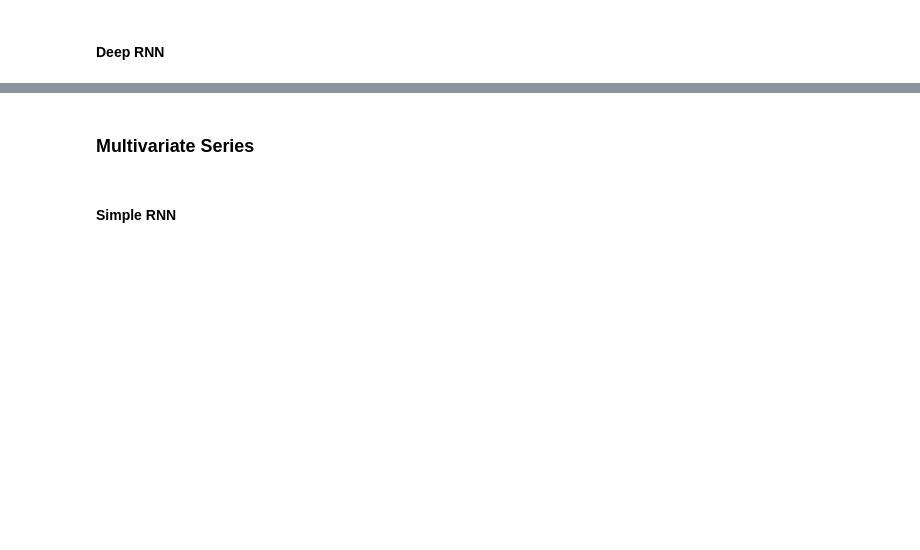
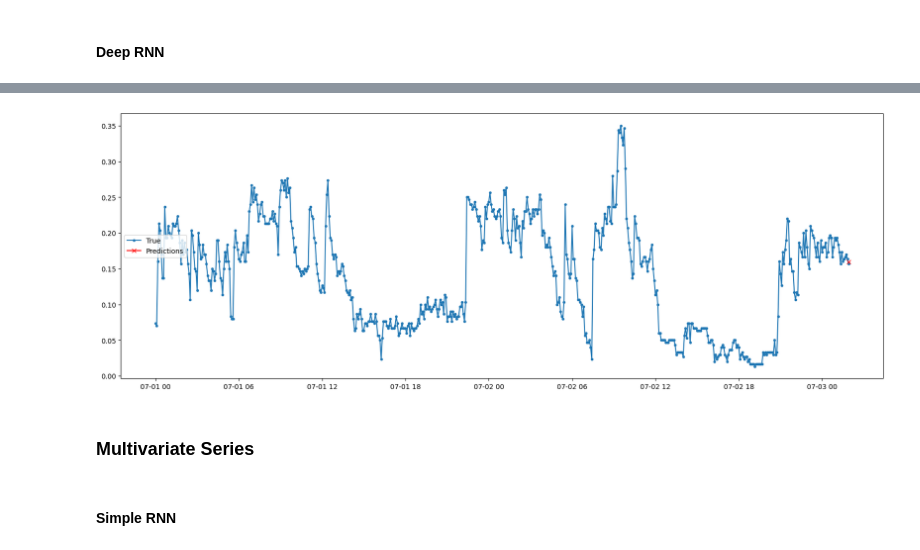
Before and after one commit to AnastasiaBrinati/experiments, a Jupyter notebook: Models.ipynb, the cells around one changed output, grey strips where cells are left out. Cells and saved outputs as stored; diff of their text form; code cells hidden in the pictures; blank space fills up the shorter version.

```diff
--- a/Models.ipynb
+++ b/Models.ipynb
@@ -266,0 +273,10 @@ Epoch 10/10
+# %%
+Y_pred = deep_model.predict(test_ds)
+Y_pred = pd.Series(Y_pred[-1], index=pd.date_range(start=test.index[-1], end=test.index[-1]))
+
+fig, ax = plt.subplots(figsize=(20, 7))
+plt.plot(test['avg_invocations_rate'], label="True", marker=".")
+plt.plot(Y_pred, label="Predictions", marker="x", color="r")
+plt.legend(loc="center left")
+plt.show()
+# %% [output]
@@ -267,3 +284,4 @@ Epoch 10/10
+[figure, added]
 # %% [markdown]
 ### Multivariate Series
 # %%
```
Also changed, not shown: parts of 19 cells of this notebook.
